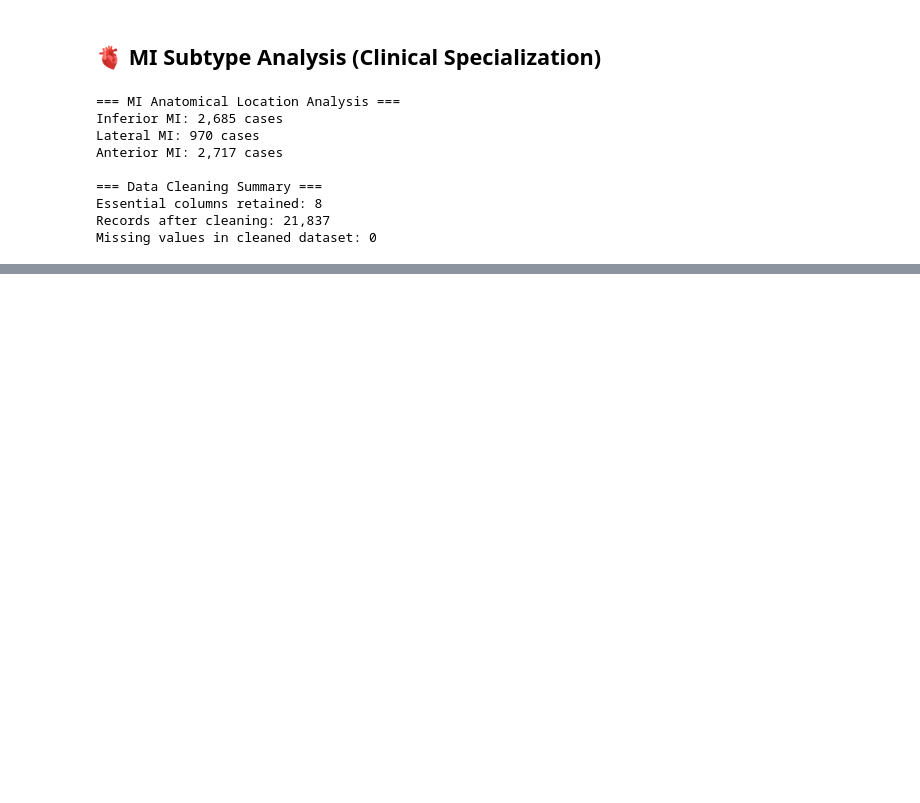
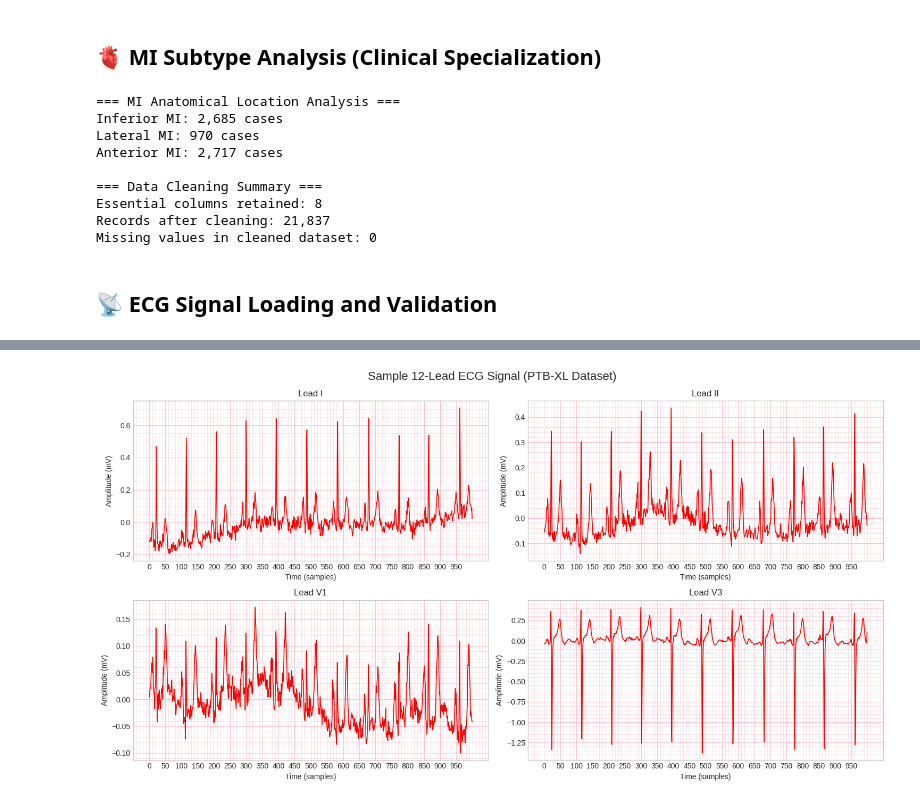
Before and after one commit to dr-ridwanoladipo/ecg-ai, a Jupyter notebook: notebooks/clinical-ecg-preprocessing-pipeline.ipynb, the cells around one changed output, grey strips where cells are left out. Drawn from its saved outputs; the diff is of its cells as text; code cells hidden in the pictures; blank space fills up the shorter version.

Commit message:
feat: ECG signal validation with 12-lead standardization

```diff
--- a/notebooks/clinical-ecg-preprocessing-pipeline.ipynb
+++ b/notebooks/clinical-ecg-preprocessing-pipeline.ipynb
@@ -339,3 +339,80 @@ Anterior MI: 2,717 cases
 Essential columns retained: 8
 Records after cleaning: 21,837
 Missing values in cleaned dataset: 0
+# %% [markdown]
+## 📡 ECG Signal Loading and Validation
+# %%
+def load_raw_data(df, sampling_rate, data_dir):
+    """
+    Load ECG signals with clinical validation
+
+    Args:
+        df: DataFrame with file paths
+        sampling_rate: 100 or 500 Hz
+        data_dir: Base directory
+
+    Returns:
+        data: Array of ECG signals
+        meta: Signal metadata
+    """
+    data = []
+    for i, row in df.iterrows():
+        if sampling_rate == 100:
+            file_path = os.path.join(data_dir, row.filename_lr)
+        else:
+            file_path = os.path.join(data_dir, row.filename_hr)
+
+        signal, meta = wfdb.rdsamp(file_path)
+        data.append(signal)
+
+    data = np.array(data)
+    return data, meta
+
+
+# Test signal loading with a single record
+print("=== ECG Signal Loading Validation ===")
+try:
+    single_record = df_cleaned.iloc[[0]]
+    sample_data, meta = load_raw_data(single_record, 100, data_dir)
+
+    print(f"✓ ECG signal loading successful")
+    print(f"Signal shape: {sample_data.shape}")
+    print(f"Sampling rate: 100 Hz")
+    print(f"Duration: {sample_data.shape[1] / 100:.1f} seconds")
+    print(f"Number of leads: {sample_data.shape[2]} (12-lead ECG)")
+
+    # Visualize sample ECG
+    plt.figure(figsize=(15, 8))
+
+    # Plot 4 key leads
+    leads_to_show = [0, 1, 5, 7]  # Leads I, II, V1, V3
+    lead_names = ['Lead I', 'Lead II', 'Lead V1', 'Lead V3']
+
+    for i, lead_idx in enumerate(leads_to_show):
+        ax = plt.subplot(2, 2, i + 1)
+
+        signal = sample_data[0][:, lead_idx]
+
+        # Plot ECG trace in red
+        ax.plot(signal, color='red', linewidth=1.2)
+
+        # Titles and labels
+        ax.set_title(f'{lead_names[i]}', fontsize=12)
+        ax.set_xlabel('Time (samples)')
+        ax.set_ylabel('Amplitude (mV)')
+
+        # ECG-style grid
+        ax.set_xticks(np.arange(0, signal.shape[0], 50))  # big boxes (0.5s at 100Hz)
+        ax.set_xticks(np.arange(0, signal.shape[0], 10), minor=True)  # small boxes (0.1s)
+
+        ax.minorticks_on()
+        ax.grid(which='major', color='pink', linestyle='-', linewidth=0.7)
+        ax.grid(which='minor', color='lightpink', linestyle='--', linewidth=0.4)
+
+    plt.suptitle('Sample 12-Lead ECG Signal (PTB-XL Dataset)', fontsize=16)
+    plt.tight_layout()
+    plt.show()
+
+except Exception as e:
+    print(f"✗ Error loading ECG data: {e}")
+# %% [output]
@@ -341,0 +425 @@ Missing values in cleaned dataset: 0
+[figure, added]
```
Also changed, not shown: parts of 3 cells of this notebook.
